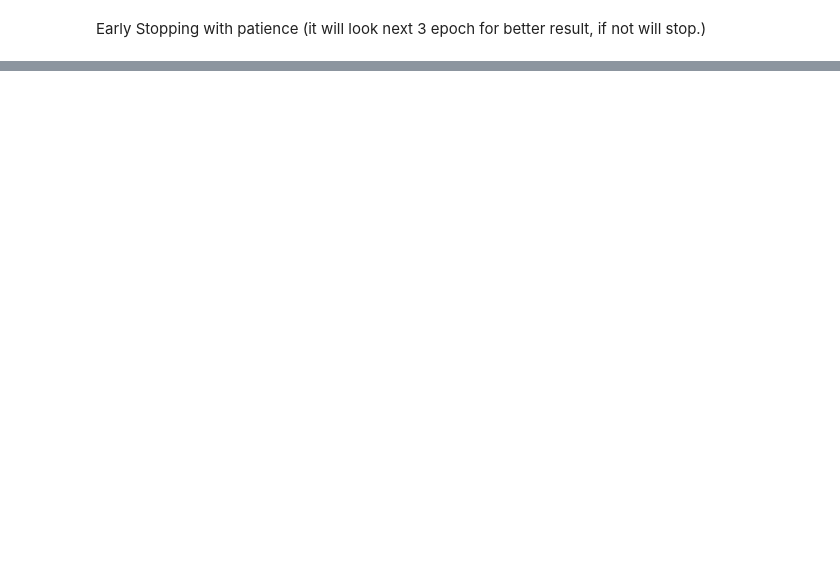
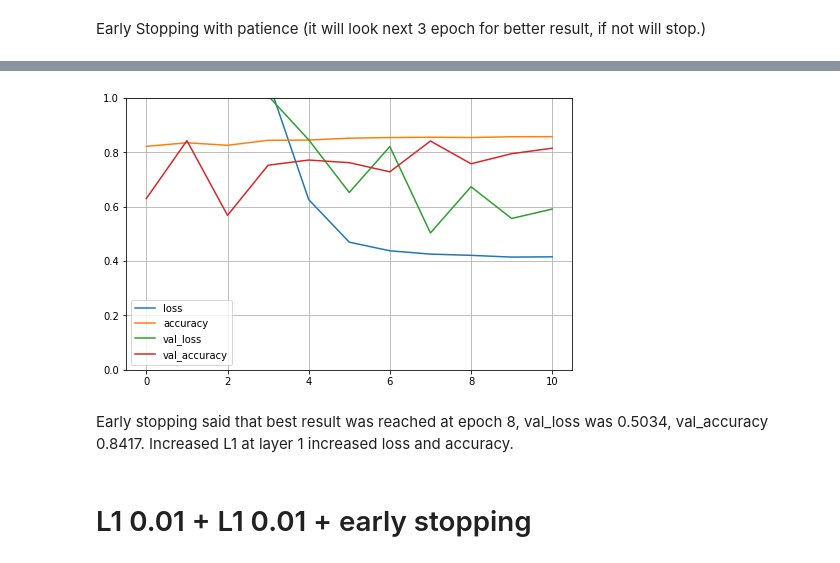
Before and after one commit to nopynospy/apu_deep_learning, a Jupyter notebook: Lab_3.ipynb, the cells around one changed output, grey strips where cells are left out. Cells and saved outputs as stored; diff of their text form; code cells hidden in the pictures; blank space fills up the shorter version.

```diff
--- a/Lab_3.ipynb
+++ b/Lab_3.ipynb
@@ -55,6 +55,15 @@ tf.random.set_seed(42)
 # 4. Misc features
 ## 4.1 Layer Weights
 # %%
+def add_base_layer(classifier, units, option):
+  if option == 0:
+    classifier.add(Dense(units = units, kernel_initializer = 'he_uniform', activation = 'relu', input_dim = 12))
+  elif option == 1:
+    classifier.add(Dense(units= units , kernel_initializer = 'he_uniform', activation = 'relu'))
+  else:
+    classifier.add(Dense(units = units, kernel_initializer = 'he_uniform', activation = 'softmax'))
+  return(classifier)
+
 def create_baseline():
     #Initializing Neural Network
     classifier = Sequential()
@@ -62,14 +71,15 @@ def create_baseline():
     ##Defining the architecture of ANN
 
     # First layer
-    classifier.add(Dense(units = 512, kernel_initializer = 'he_uniform', activation = 'relu', input_dim = 12))
-
+    add_base_layer(classifier, 512, 0)
     # Second layer
-    classifier.add(Dense(units= 128 , kernel_initializer = 'he_uniform', activation = 'relu'))
-
-    classifier.add(Dense(units= 96, kernel_initializer = 'he_uniform', activation = 'relu'))
+    add_base_layer(classifier, 128, 1)
+    # classifier.add(Dense(units= 128 , kernel_initializer = 'he_uniform', activation = 'relu'))
+    add_base_layer(classifier, 96, 1)
+    # classifier.add(Dense(units= 96, kernel_initializer = 'he_uniform', activation = 'relu'))
     # Adding the output layer
-    classifier.add(Dense(units = 2, kernel_initializer = 'he_uniform', activation = 'softmax'))
+    add_base_layer(classifier, 2, 2)
+    # classifier.add(Dense(units = 2, kernel_initializer = 'he_uniform', activation = 'softmax'))
 
 
     # Compiling Neural Network
@@ -266,0 +369,6 @@ The loss is better too, based on the y-axis. In previous model, test loss can re
+# %%
+model_l1_2 = create_model_l1(layer1 = 0.05)
+
+model_l1_2.compile(loss='binary_crossentropy', optimizer='adam', metrics=['accuracy'])
+
+model_l1_2_hist = model_l1_2.fit(X_train, y_train_cat, validation_split=0.25, epochs = 50,  batch_size = 32, callbacks=[early_stopping], verbose = 1)
@@ -266,0 +393,8 @@ The loss is better too, based on the y-axis. In previous model, test loss can re
+# %%
+plot_acc_loss(model_l1_2_hist)
+# %% [output]
+[figure, added]
+# %% [markdown]
+Early stopping said that best result was reached at epoch 8, val_loss was 0.5034, val_accuracy 0.8417. Increased L1 at layer 1 increased loss and accuracy.
+# %% [markdown]
+# L1 0.01 + L1 0.01 + early stopping
```
Also changed, not shown: parts of 68 cells of this notebook.
